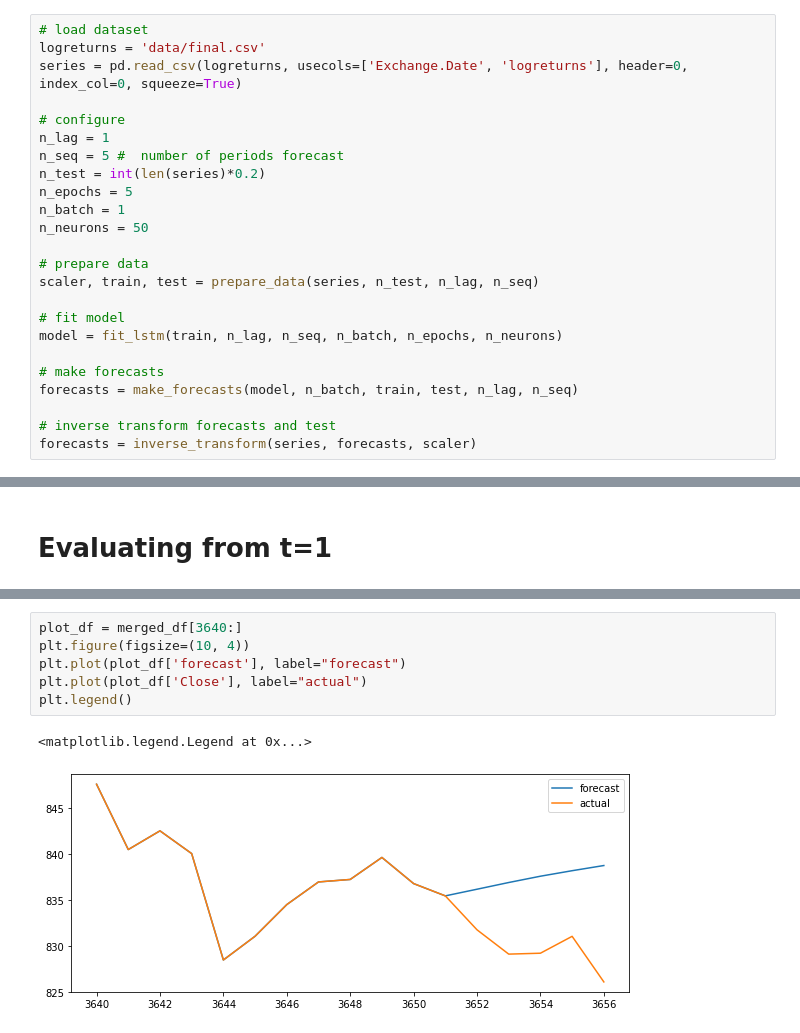
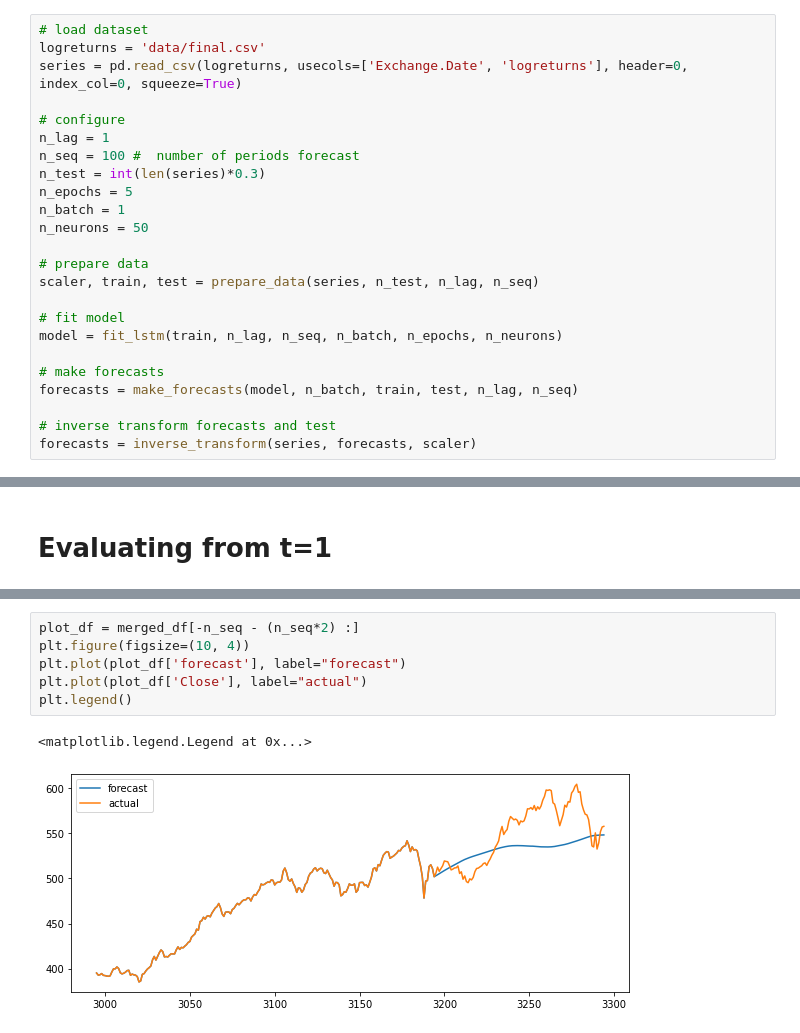
Before and after one commit to ulrikson/statistics-thesis, a Jupyter notebook: lstm2.ipynb, the cells around one changed output, grey strips where cells are left out. Drawn from its saved outputs; the diff is of its cells as text.

Commit message:
graphs etc

```diff
--- a/lstm2.ipynb
+++ b/lstm2.ipynb
@@ -131,8 +131,8 @@ series = pd.read_csv(logreturns, usecols=['Exchange.Date', 'logreturns'], header
 
 # configure
 n_lag = 1
-n_seq = 5 #  number of periods forecast
-n_test = int(len(series)*0.2)
+n_seq = 100 #  number of periods forecast
+n_test = int(len(series)*0.3)
 n_epochs = 5
 n_batch = 1
 n_neurons = 50
@@ -215,9 +208,9 @@ RMSE: 18.099, MAPE: 0.977%
 # %%
-plot_df = merged_df[3640:]
+plot_df = merged_df[-n_seq - (n_seq*2) :]
 plt.figure(figsize=(10, 4))
 plt.plot(plot_df['forecast'], label="forecast")
 plt.plot(plot_df['Close'], label="actual")
 plt.legend()
 # %% [output]
 <matplotlib.legend.Legend at 0x...>
-[figure, old version]
+[figure, new version]
```
Also changed, not shown: parts of 4 cells of this notebook.
